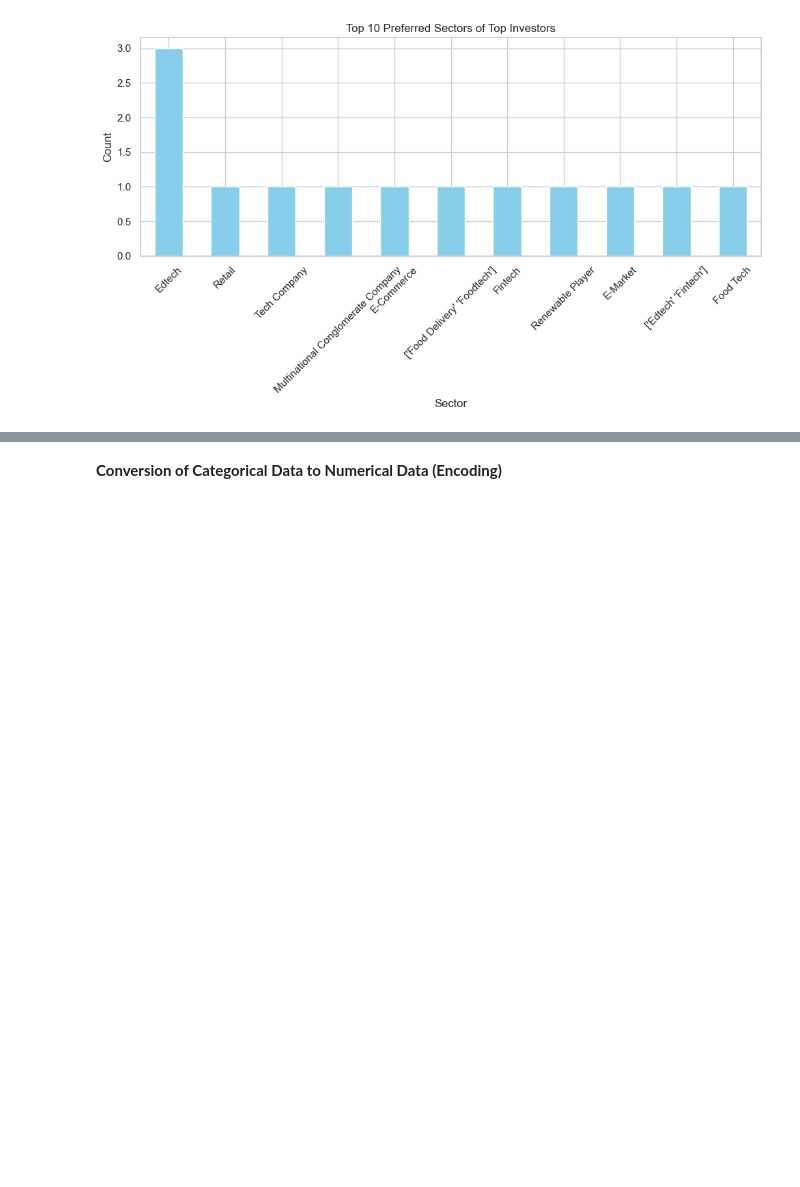
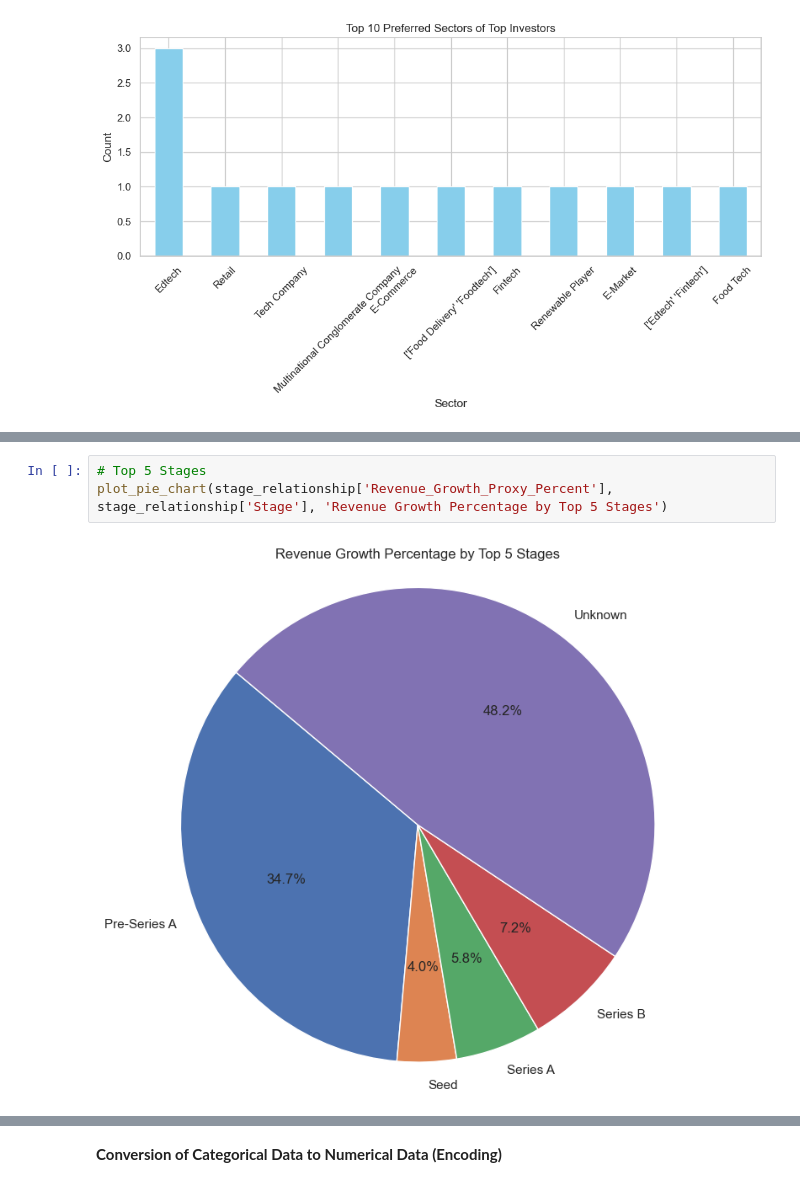
Before and after one commit to Ogoms/Analyzing-Indian-Startup-Funding-Trends-2018-2021-with-CRISP-DM, a Jupyter notebook: Notebook/Main.ipynb, the cells around one changed output, grey strips where cells are left out. Drawn from its saved outputs; the diff is of its cells as text; blank space fills up the shorter version.

```diff
--- a/Notebook/Main.ipynb
+++ b/Notebook/Main.ipynb
@@ -1048,0 +1060,5 @@ plt.show()
+# %%
+# Top 5 Stages
+plot_pie_chart(stage_relationship['Revenue_Growth_Proxy_Percent'], stage_relationship['Stage'], 'Revenue Growth Percentage by Top 5 Stages')
+# %% [output]
+[figure, added]
```
Also changed, not shown: parts of 25 cells of this notebook, 1 other file.
